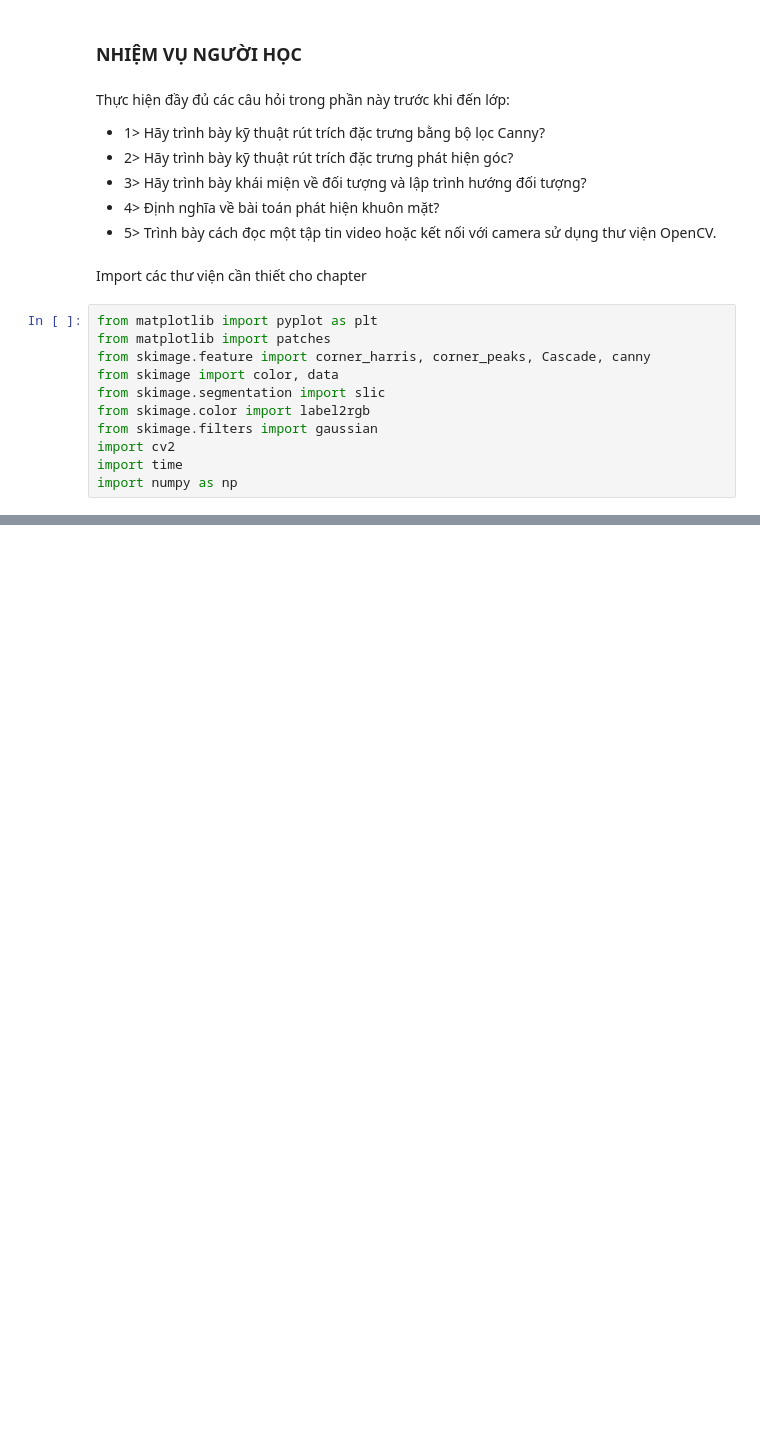
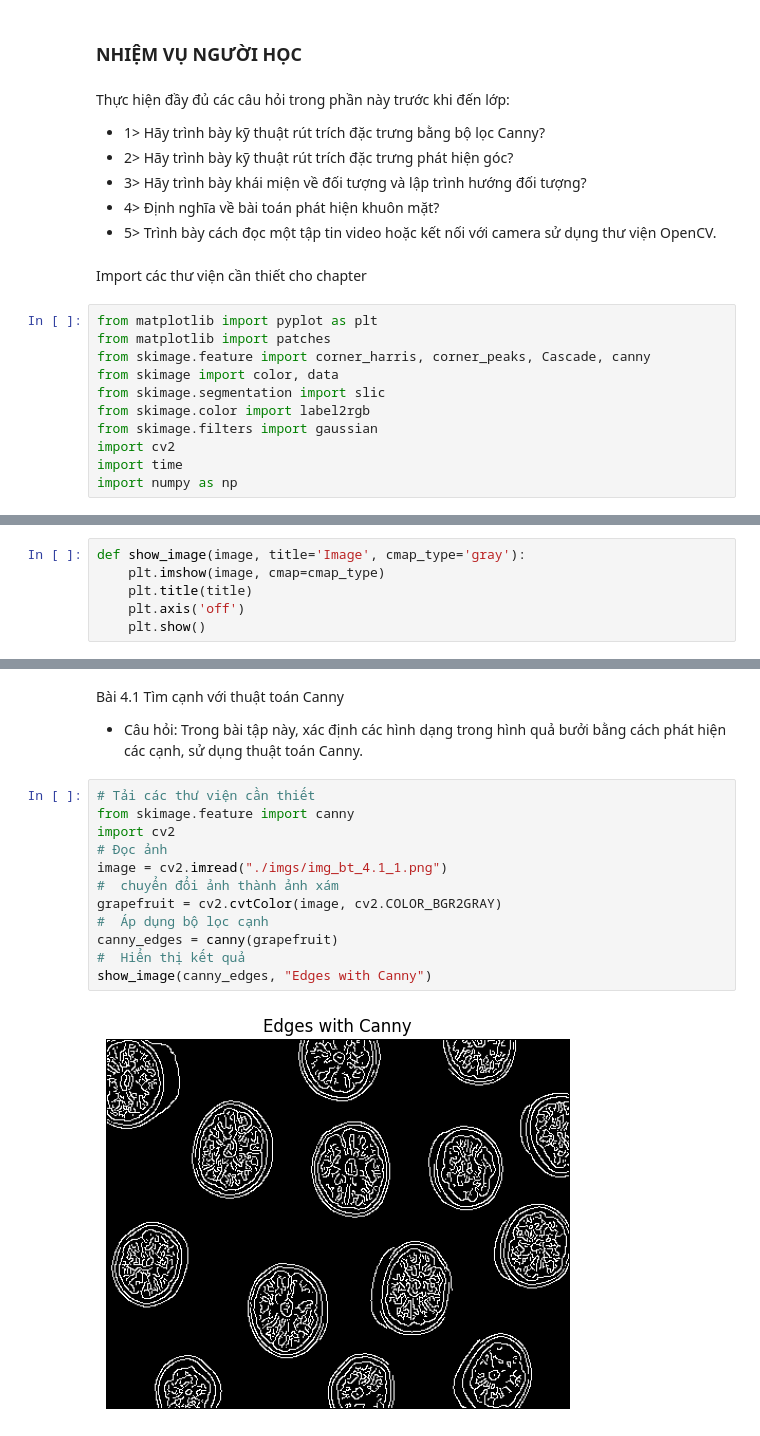
Before and after one commit to VM-Thuan-2003/TT_XLA_SPK, a Jupyter notebook: CHAPTER_4/main.ipynb, the cells around one changed output, grey strips where cells are left out. Cells and saved outputs as stored; diff of their text form; blank space fills up the shorter version.

```diff
--- a/CHAPTER_4/main.ipynb
+++ b/CHAPTER_4/main.ipynb
@@ -39,0 +46,6 @@ import numpy as np
+# %%
+def show_image(image, title='Image', cmap_type='gray'):
+    plt.imshow(image, cmap=cmap_type)
+    plt.title(title)
+    plt.axis('off')
+    plt.show()
@@ -39,0 +87,17 @@ import numpy as np
+# %% [markdown]
+Bài 4.1 Tìm cạnh với thuật toán Canny
+- Câu hỏi: Trong bài tập này, xác định các hình dạng trong hình quả bưởi bằng cách phát hiện các cạnh, sử dụng thuật toán Canny.
+# %%
+# Tải các thư viện cần thiết
+from skimage.feature import canny
+import cv2
+# Đọc ảnh
+image = cv2.imread("./imgs/img_bt_4.1_1.png")
+#  chuyển đổi ảnh thành ảnh xám
+grapefruit = cv2.cvtColor(image, cv2.COLOR_BGR2GRAY)
+#  Áp dụng bộ lọc cạnh
+canny_edges = canny(grapefruit)
+#  Hiển thị kết quả
+show_image(canny_edges, "Edges with Canny")
+# %% [output]
+[figure, added]
```
Also changed, not shown: parts of 31 cells of this notebook, 9 other files.
